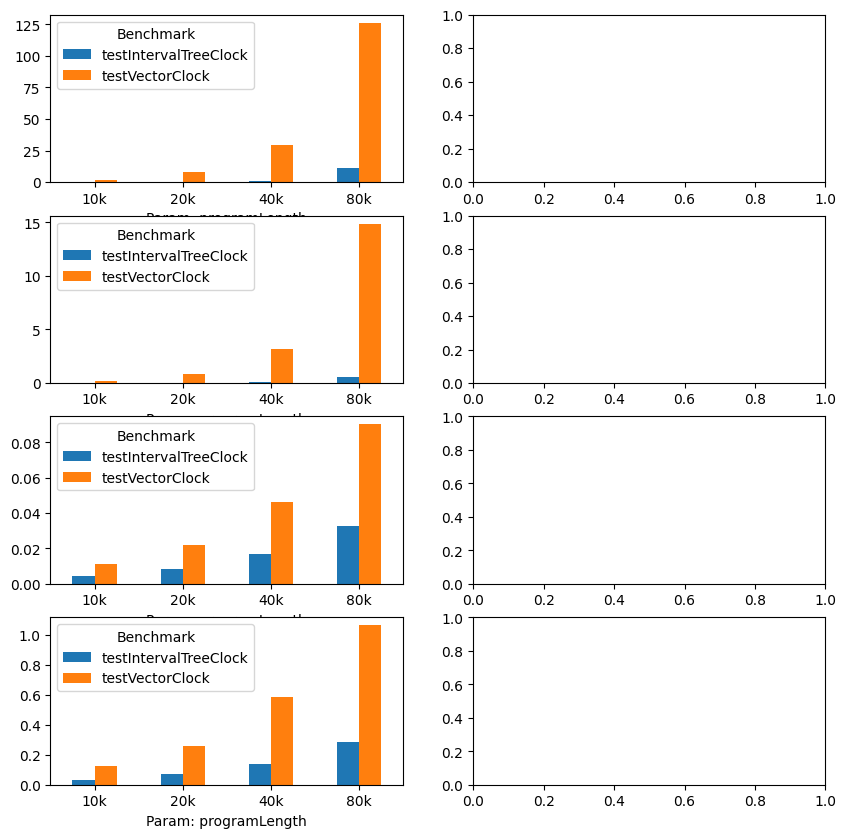
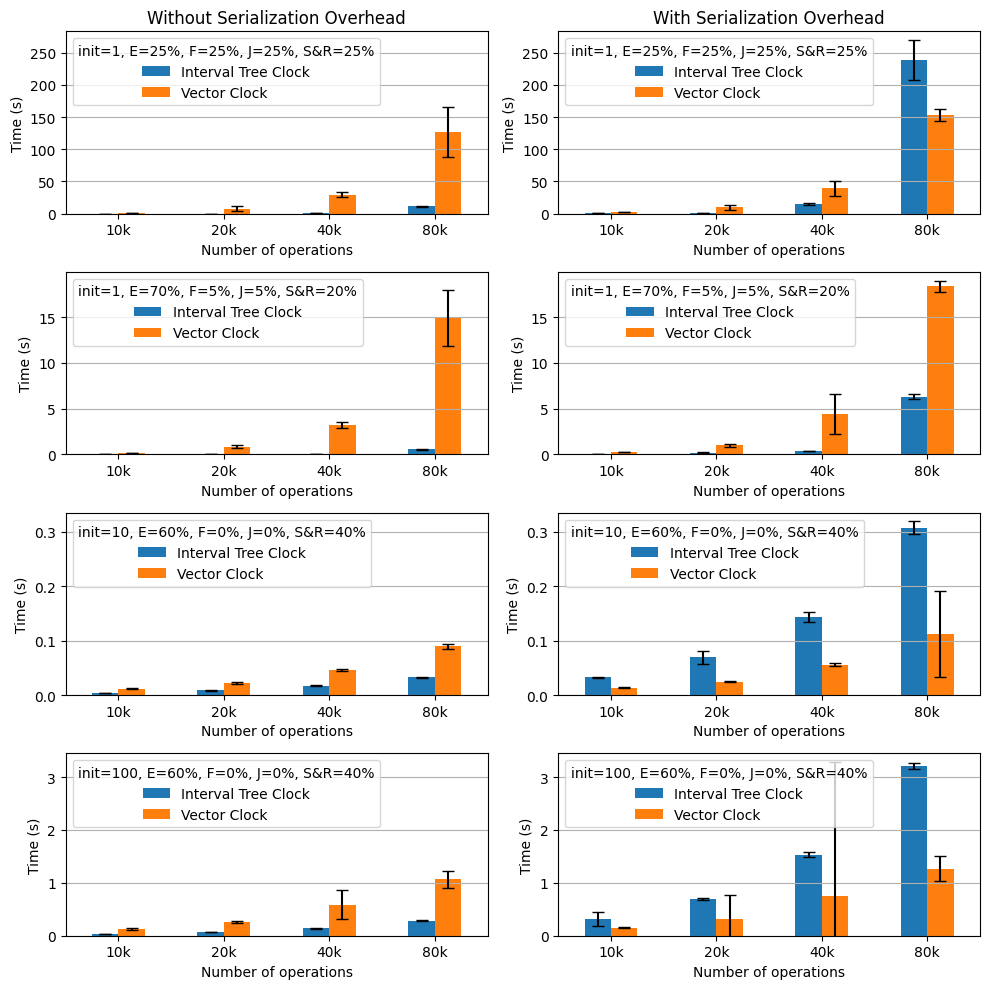
Unified diff of the notebook cell whose output changed from the first chart to the second:
--- before
+++ after
@@ -1,5 +1,23 @@
 fig, axs = plt.subplots(4,2, figsize=(10,10))
+
+axs[0][0].set_title('Without Serialization Overhead')
+axs[0][1].set_title('With Serialization Overhead')
+
 for ((ax_left, ax_right), param) in zip(axs, ['1,25,25,25,25', '1,70,5,5,20', '10,60,0,0,40', '100,60,0,0,40']):
-    curDf = df[(df['Param: generationParams'] == param) & (df['Benchmark'].isin(['testIntervalTreeClock', 'testVectorClock']))].pivot(index='Param: programLength', columns='Benchmark', values='Score')
-    curDf.plot.bar(ax=ax_left)
-    ax_left.set_xticklabels(curDf.index.map(lambda x: f"{int(x/1000)}k"), rotation=0)
+    yMax = 0
+    for (cur_ax, benchmarks) in [(ax_left, ['testIntervalTreeClock', 'testVectorClock']), (ax_right, ['testIntervalTreeClockWithSerialization', 'testVectorClockWithSerialization'])]:
+        curBenchmarksDf = df[(df['Param: generationParams'] == param) & (df['Benchmark'].isin(benchmarks))]
+        curBenchmarksDf = curBenchmarksDf.pivot(index='Param: programLength', columns='Benchmark', values=['Score', 'Score Error (99,9%)'])
+        curBenchmarksDf.plot.bar(ax=cur_ax, y='Score', yerr='Score Error (99,9%)', capsize=4)
+        cur_ax.set_xticklabels(curBenchmarksDf.index.map(lambda x: f"{int(x/1000)}k"), rotation=0)
+        
+        yMax = max(yMax, (curBenchmarksDf['Score'] + curBenchmarksDf['Score Error (99,9%)']).max().max())
+    
+    for ax in [ax_left, ax_right]:
+        ax.set_ylim(0, yMax*1.05)
+        ax.set_ylabel('Time (s)')
+        ax.set_xlabel('Number of operations')
+        ax.grid(axis='y')
+        ax.legend(labels=['Interval Tree Clock', 'Vector Clock'], loc='upper left', title=paramsToDescription(param))
+
+plt.tight_layout()

Commit: itc: Improve visualization of benchmark results